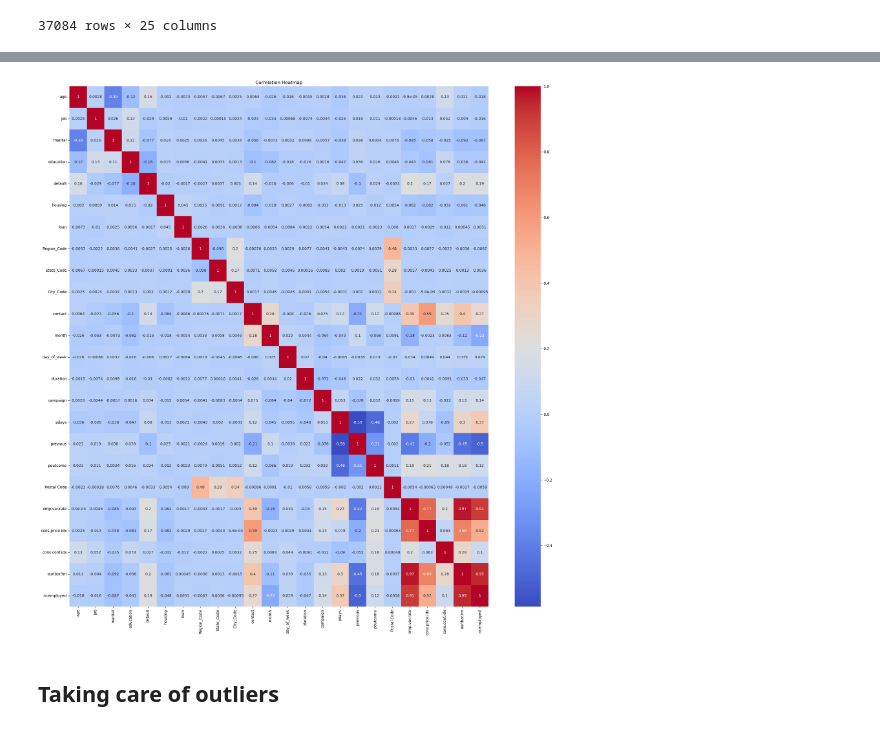
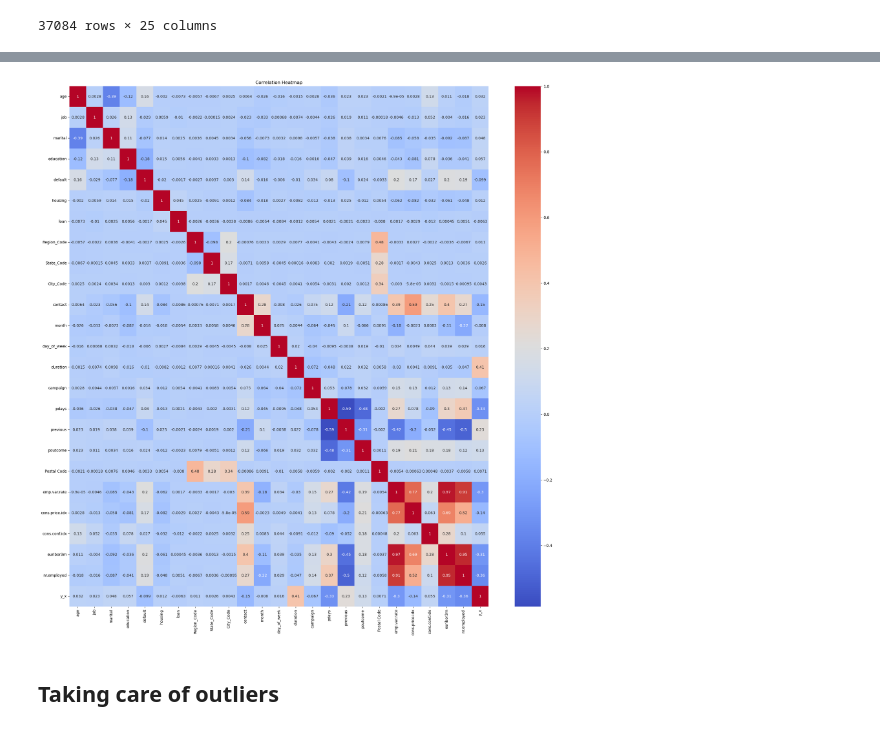
Before and after one commit to Mayank5112/Capstone-Project-5, a Jupyter notebook: capestone-5.ipynb, the cells around one changed output, grey strips where cells are left out. Saved outputs shown, nothing was run; the diff lists cells and outputs as text; code cells hidden in the pictures.

Commit message:
Added raw dta visualization

```diff
--- a/capestone-5.ipynb
+++ b/capestone-5.ipynb
@@ -211,6 +211,8 @@ dtypes: float64(5), int64(7), object(13)
 memory usage: 7.4+ MB
 # %% [markdown]
 # Now we have a compound dataframe
+# %%
+data = pd.merge(data,Y, on='Customer_id', how='outer')
 # %%
 import copy
 df = copy.deepcopy(data)  # get a copy variable for our main data, so that we have room to experiment
@@ -283,17 +303,17 @@ df_copy
 # %%
 all_columns = df_copy.columns
 
 # Compute the correlation matrix
-correlation_matrix = df_copy[all_columns[1:25]].corr()
+correlation_matrix = df_copy[all_columns[1:26]].corr()
 
 # Generate the heatmap
 num_variables = correlation_matrix.shape[0]
 plt.figure(figsize=(25,25))
 sns.heatmap(correlation_matrix, annot=True, cmap='coolwarm')
 plt.title('Correlation Heatmap')
 plt.show()
 # %% [output]
-[figure, old version]
+[figure, new version]
 # %% [markdown]
 ## Taking care of outliers
 # %%
```
Also changed, not shown: parts of 5 cells of this notebook.
